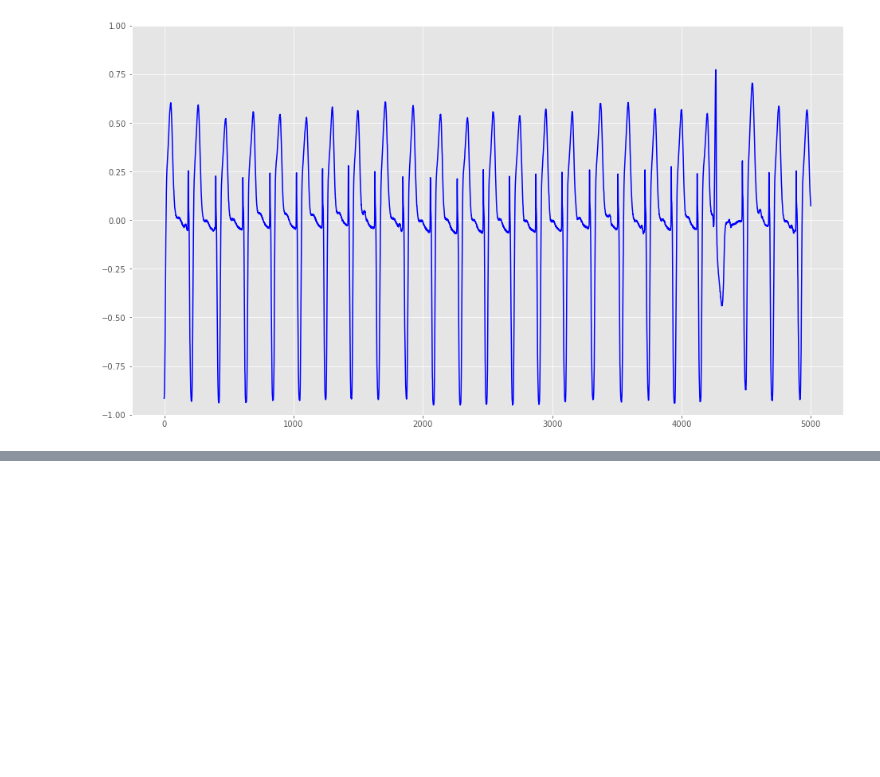
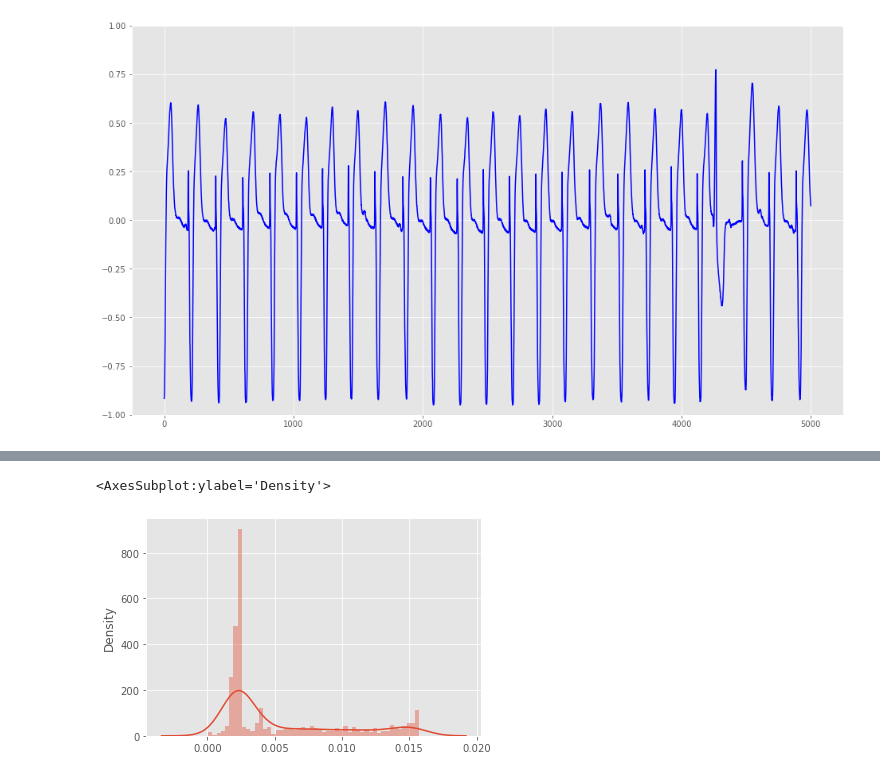
Before and after one commit to ykato27/-Anomaly_Detection, a Jupyter notebook: notebooks/pytorch/AutoEncoder_pytorch.ipynb, the cells around one changed output, grey strips where cells are left out. Saved outputs shown, nothing was run; the diff lists cells and outputs as text; code cells hidden in the pictures; blank space fills up the shorter version.

```diff
--- a/notebooks/pytorch/AutoEncoder_pytorch.ipynb
+++ b/notebooks/pytorch/AutoEncoder_pytorch.ipynb
@@ -347,0 +336,6 @@ for index, anomaly in enumerate(anomaly_result):
+# %%
+_, losses = predict(model, val_dataset)
+sns.distplot(losses, bins=50, kde=True)
+# %% [output]
+<AxesSubplot:ylabel='Density'>
+[figure, added]
```
Also changed, not shown: parts of 52 cells of this notebook.
